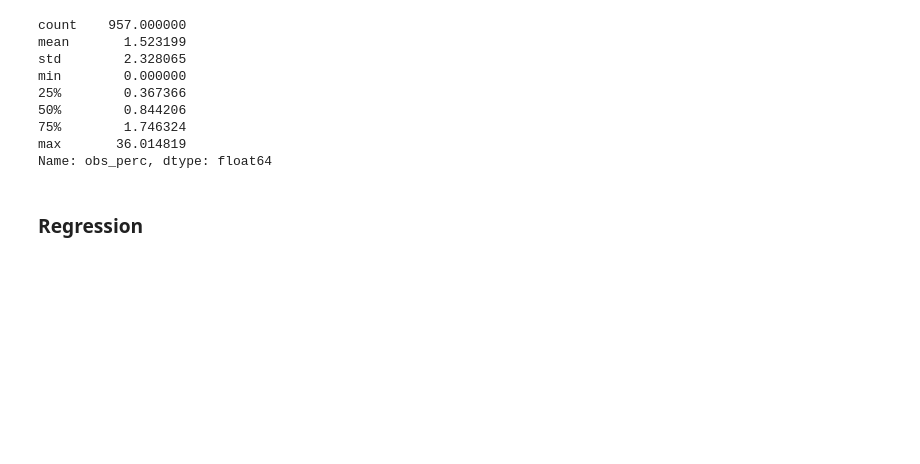
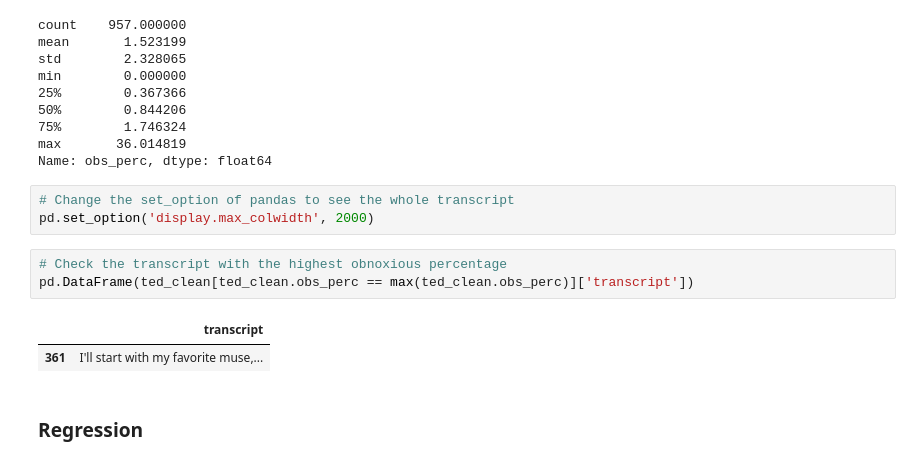
Before and after one commit to Data-Science-for-Linguists-2023/TED-Talk-Rating-Analysis, a Jupyter notebook: code/TED_talk_Analysis.ipynb, the cells around one changed output. Cells and saved outputs as stored; diff of their text form; blank space fills up the shorter version.

```diff
--- a/code/TED_talk_Analysis.ipynb
+++ b/code/TED_talk_Analysis.ipynb
@@ -389,6 +389,15 @@ min        0.000000
 75%        1.746324
 max       36.014819
 Name: obs_perc, dtype: float64
+# %%
+# Change the set_option of pandas to see the whole transcript
+pd.set_option('display.max_colwidth', 2000)
+# %%
+# Check the transcript with the highest obnoxious percentage
+pd.DataFrame(ted_clean[ted_clean.obs_perc == max(ted_clean.obs_perc)]['transcript'])
+# %% [output]
+|  | transcript |
+| 361 | I'll start with my favorite muse,... |
 # %% [markdown]
 ### Regression
 # %%
```
Also changed, not shown: parts of 19 cells of this notebook.
